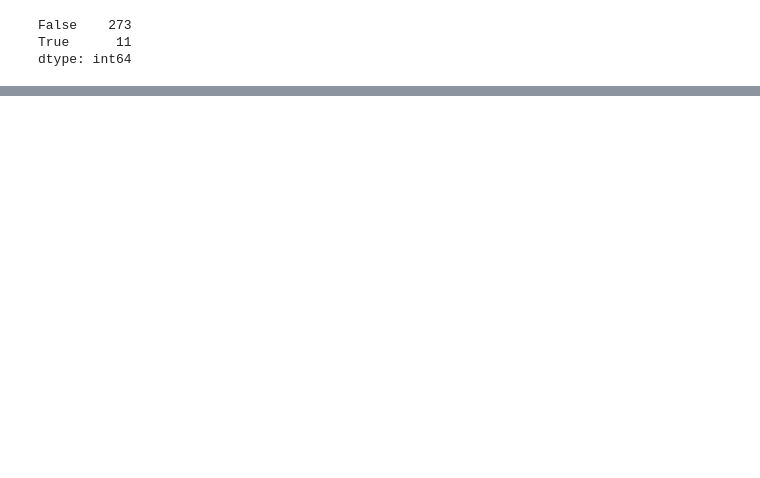
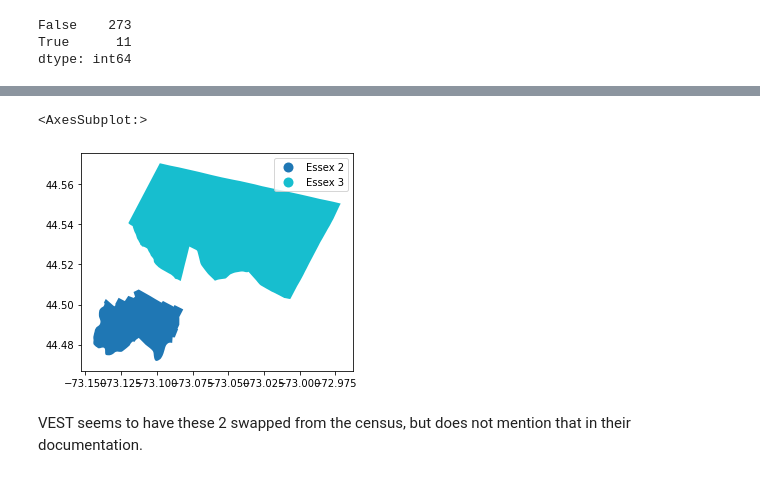
Before and after one commit to nonpartisan-redistricting-datahub/pdv-vt, a Jupyter notebook: vest-vt-2020/vest-vt-2020-validation.ipynb, the cells around one changed output, grey strips where cells are left out. Cells and saved outputs as stored; diff of their text form; code cells hidden in the pictures; blank space fills up the shorter version.

```diff
--- a/vest-vt-2020/vest-vt-2020-validation.ipynb
+++ b/vest-vt-2020/vest-vt-2020-validation.ipynb
@@ -1639,0 +1339,7 @@ print(str(len(df[(df[0]>=5)]))+ " precincts w/ a difference greater than 5 km^2"
+# %%
+vest_vt_20[vest_vt_20["NAME20"].isin(["Essex 2","Essex 3"])].plot(column="NAME20",legend=True)
+# %% [output]
+<AxesSubplot:>
+[figure, added]
+# %% [markdown]
+VEST seems to have these 2 swapped from the census, but does not mention that in their documentation.
```
Also changed, not shown: parts of 104 cells of this notebook.
